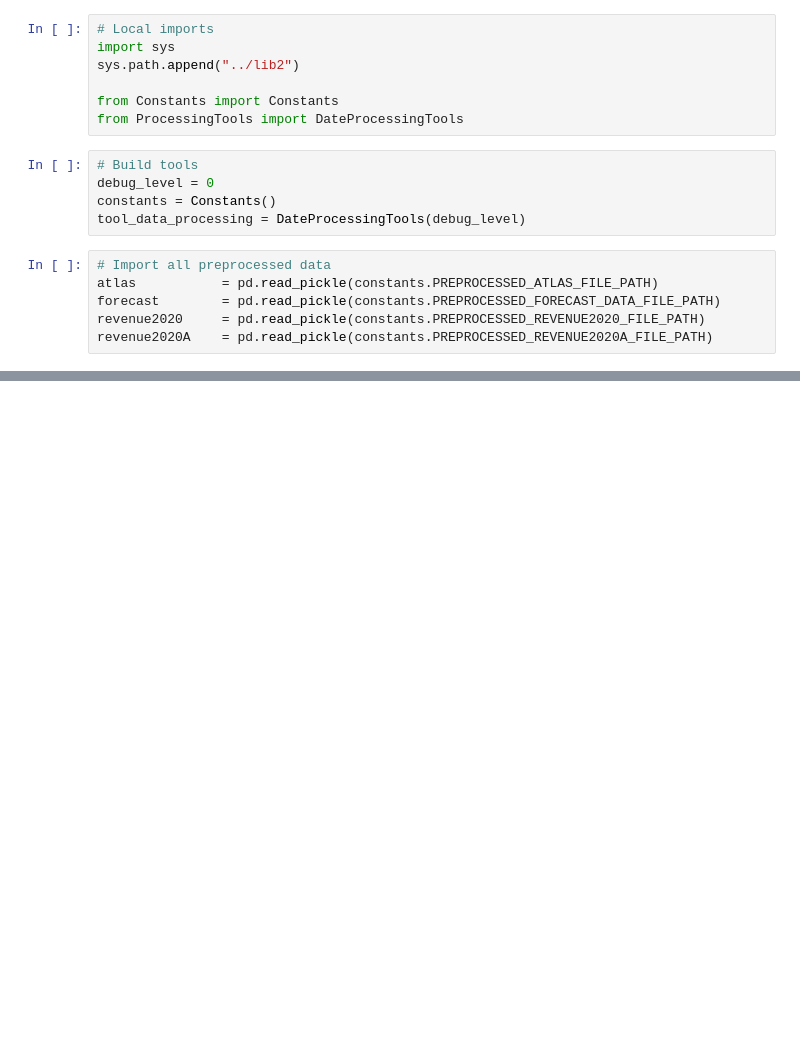
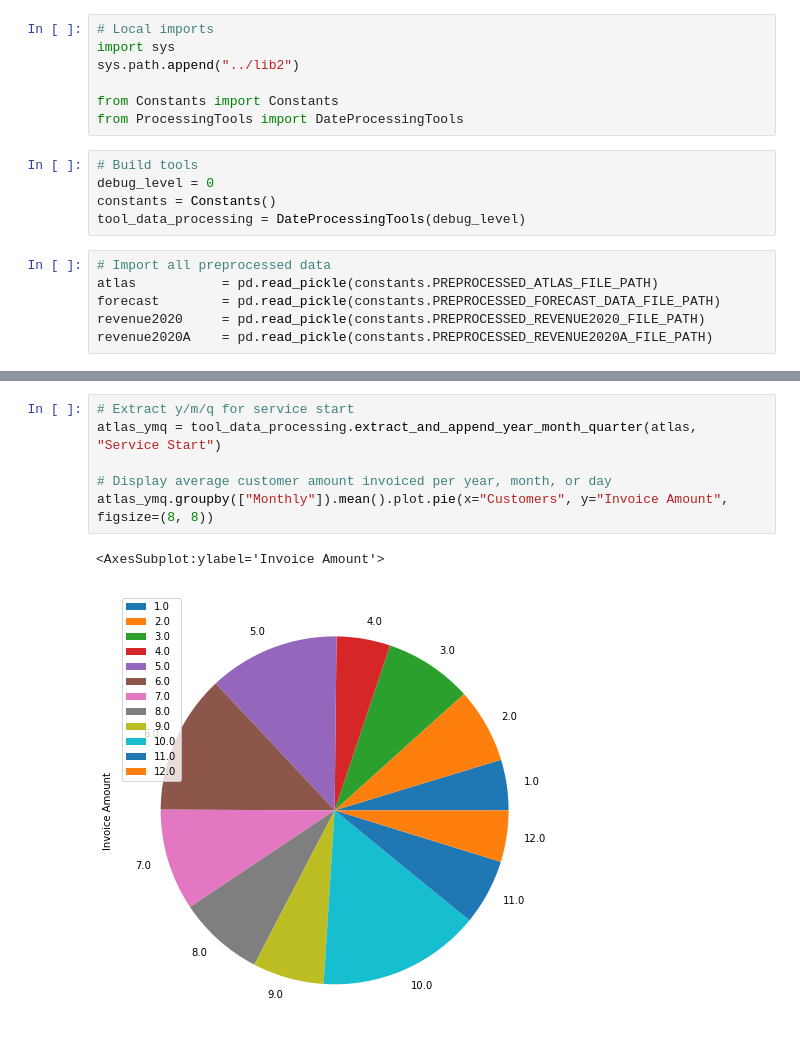
Before and after one commit to dd2-GWFinTech-Projects/Project1_ProductMarketingAnalysis, a Jupyter notebook: Processing/01_GenerateTrends.ipynb, the cells around one changed output, grey strips where cells are left out. Saved outputs shown, nothing was run; the diff lists cells and outputs as text; blank space fills up the shorter version.

```diff
--- a/Processing/01_GenerateTrends.ipynb
+++ b/Processing/01_GenerateTrends.ipynb
@@ -42,0 +60,9 @@ revenue2020A    = pd.read_pickle(constants.PREPROCESSED_REVENUE2020A_FILE_PATH)
+# %%
+# Extract y/m/q for service start
+atlas_ymq = tool_data_processing.extract_and_append_year_month_quarter(atlas, "Service Start")
+
+# Display average customer amount invoiced per year, month, or day
+atlas_ymq.groupby(["Monthly"]).mean().plot.pie(x="Customers", y="Invoice Amount", figsize=(8, 8))
+# %% [output]
+<AxesSubplot:ylabel='Invoice Amount'>
+[figure, added]
```
Also changed, not shown: parts of 24 cells of this notebook, 6 other files.
